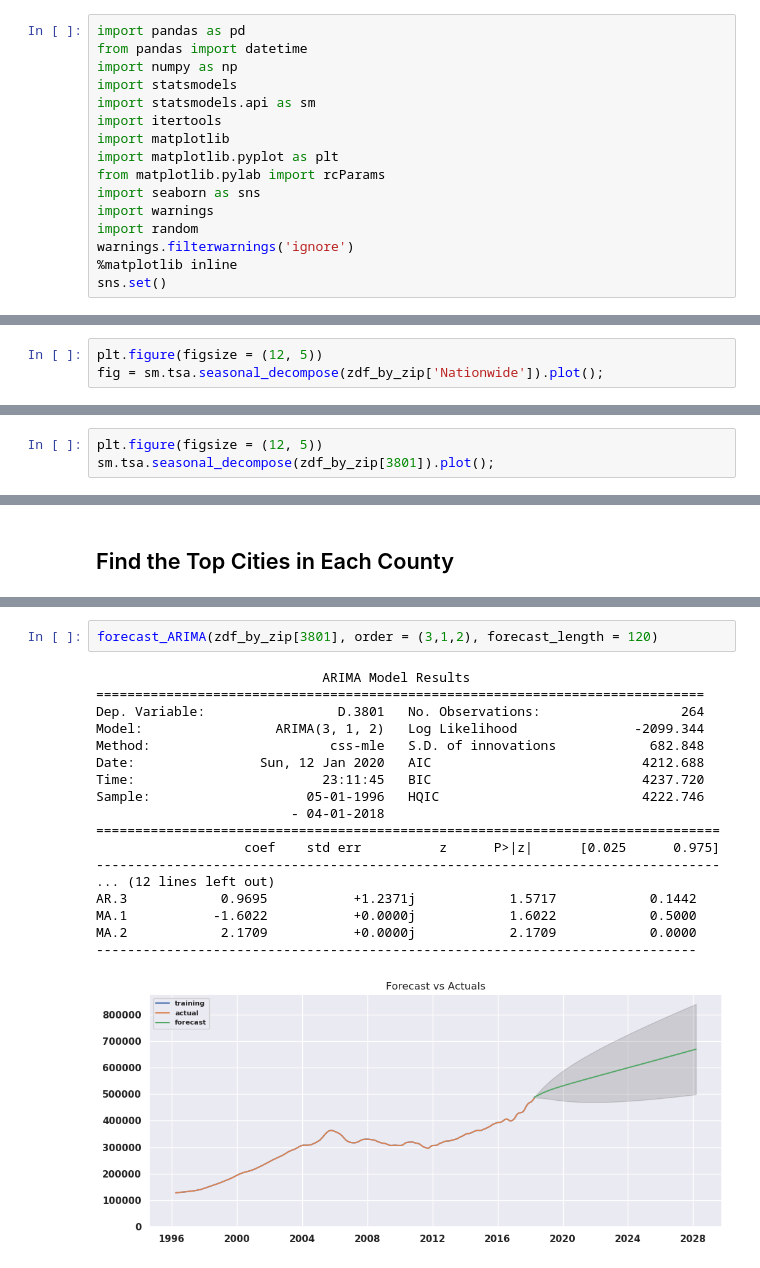
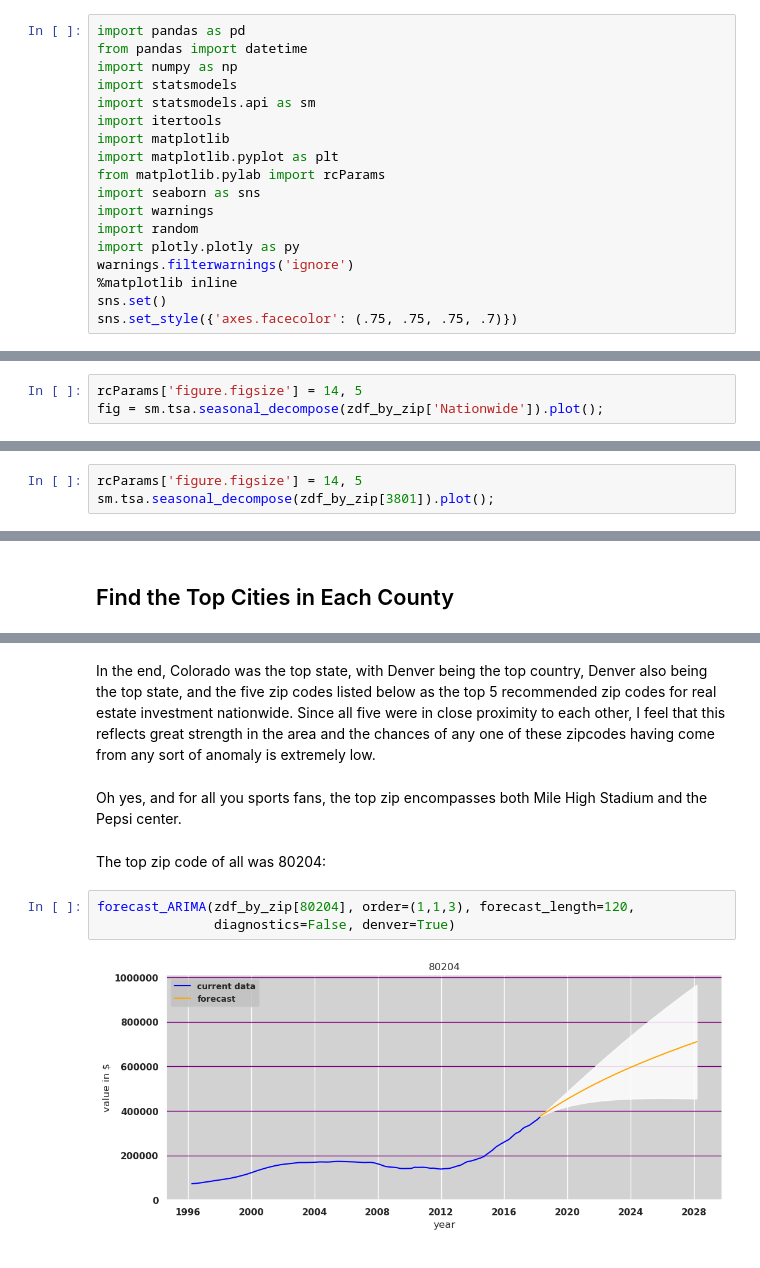
Before and after one commit to terryollila/dsc-mod-4-project-online-ds-ft-100719, a Jupyter notebook: student.ipynb, the cells around one changed output, grey strips where cells are left out. Saved outputs shown, nothing was run; the diff lists cells and outputs as text.

```diff
--- a/student.ipynb
+++ b/student.ipynb
@@ -51,9 +25,11 @@ from matplotlib.pylab import rcParams
 import seaborn as sns
 import warnings
 import random
+import plotly.plotly as py
 warnings.filterwarnings('ignore')
 %matplotlib inline
 sns.set()
+sns.set_style({'axes.facecolor': (.75, .75, .75, .7)})
 # %%
 pd.set_option('display.max_columns', 500)
 pd.set_option('display.max_rows', 500)
@@ -407,6 +831,6 @@ plt.plot(zdf_by_zip['Nationwide']);
 # %% [markdown]
 I'll go ahead and decompose it so I can see what the big picture looks like.
 # %%
-plt.figure(figsize = (12, 5))
+rcParams['figure.figsize'] = 14, 5
 fig = sm.tsa.seasonal_decompose(zdf_by_zip['Nationwide']).plot();
 # %% [output]
@@ -443,6 +869,6 @@ plt.plot(zdf_by_zip[3801]);
 # %% [output]
 [figure]
 # %%
-plt.figure(figsize = (12, 5))
+rcParams['figure.figsize'] = 14, 5
 sm.tsa.seasonal_decompose(zdf_by_zip[3801]).plot();
 # %% [output]
@@ -1531,21 +1387,11 @@ drill_for_zips('ME', num_results = 10, years_ahead = 10)
+# %% [markdown]
+In the end, Colorado was the top state, with Denver being the top country, Denver also being the top state, and the five zip codes listed below as the top 5 recommended zip codes for real estate investment nationwide. Since all five were in close proximity to each other, I feel that this reflects great strength in the area and the chances of any one of these zipcodes having come from any sort of anomaly is extremely low.
+# %% [markdown]
+Oh yes, and for all you sports fans, the top zip encompasses both Mile High Stadium and the Pepsi center.
+# %% [markdown]
+The top zip code of all was 80204:
 # %%
-forecast_ARIMA(zdf_by_zip[3801], order = (3,1,2), forecast_length = 120)
+forecast_ARIMA(zdf_by_zip[80204], order=(1,1,3), forecast_length=120,
+               diagnostics=False, denver=True)
 # %% [output]
-                             ARIMA Model Results
-==============================================================================
-Dep. Variable:                 D.3801   No. Observations:                  264
-Model:                 ARIMA(3, 1, 2)   Log Likelihood               -2099.344
-Method:                       css-mle   S.D. of innovations            682.848
-Date:                Sun, 12 Jan 2020   AIC                           4212.688
-Time:                        23:11:45   BIC                           4237.720
-Sample:                    05-01-1996   HQIC                          4222.746
-                         - 04-01-2018
-================================================================================
-                   coef    std err          z      P>|z|      [0.025      0.975]
---------------------------------------------------------------------------------
-... (12 lines left out)
-AR.3            0.9695           +1.2371j            1.5717            0.1442
-MA.1           -1.6022           +0.0000j            1.6022            0.5000
-MA.2            2.1709           +0.0000j            2.1709            0.0000
------------------------------------------------------------------------------
-[figure, old version]
+[figure, new version]
```
Also changed, not shown: parts of 137 cells of this notebook, 8 other files.
